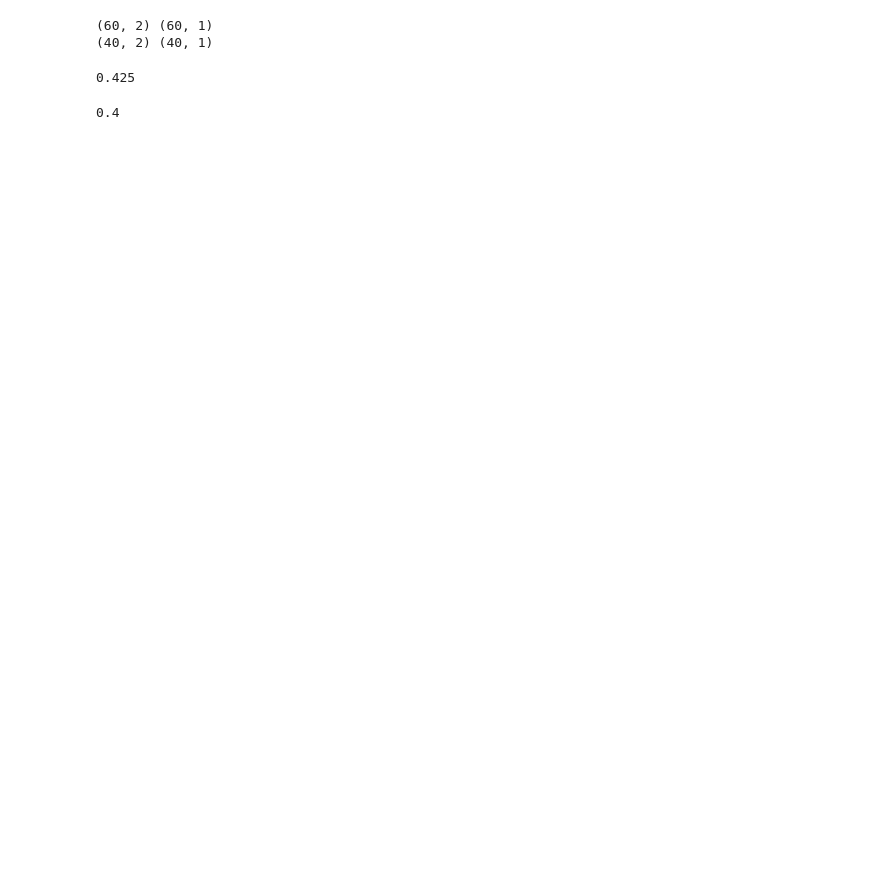
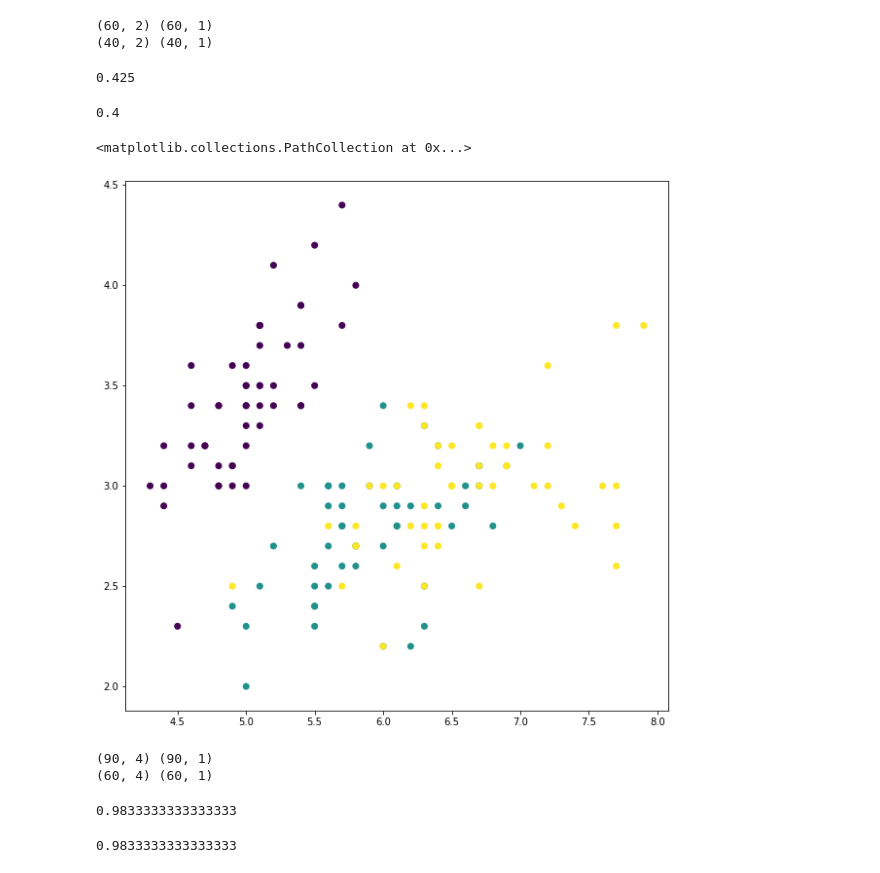
Before and after one commit to lmcanavals/ml_tbh, a Jupyter notebook: knn.ipynb, the cells around one changed output. Saved outputs shown, nothing was run; the diff lists cells and outputs as text; code cells hidden in the pictures; blank space fills up the shorter version.

```diff
--- a/knn.ipynb
+++ b/knn.ipynb
@@ -164,3 +158,38 @@ y_hat = skmodel.predict(x_val)
 accuracy_score(y_hat, y_val)
 # %% [output]
 0.4
+# %%
+iris = datasets.load_iris()
+X = iris.data[:, :4]
+y = iris.target
+
+plt.subplots(figsize=(10, 10))
+plt.scatter(X[:, 0], X[:, 1], c=y)
+# %% [output]
+<matplotlib.collections.PathCollection at 0x...>
+[figure, added]
+# %%
+x_train, x_val, y_train, y_val = train_test_split(X, y, train_size=train_size)
+y_train = y_train.reshape(len(y_train), 1)
+y_val = y_val.reshape(len(y_val), 1)
+print(x_train.shape, y_train.shape)
+print(x_val.shape, y_val.shape)
+# %% [output]
+(90, 4) (90, 1)
+(60, 4) (60, 1)
+# %%
+model = knn()
+
+model.fit(x_train, y_train, k=5, dist=euclidean)
+y_hat = model.predict(x_val)
+accuracy_score(y_hat, y_val.reshape(len(y_val)))
+# %% [output]
+0.9833333333333333
+# %%
+skmodel = KNeighborsClassifier(n_neighbors=5)
+skmodel.fit(x_train, y_train)
+y_hat = skmodel.predict(x_val)
+
+accuracy_score(y_hat, y_val)
+# %% [output]
+0.9833333333333333
```
Also changed, not shown: parts of 8 cells of this notebook.
